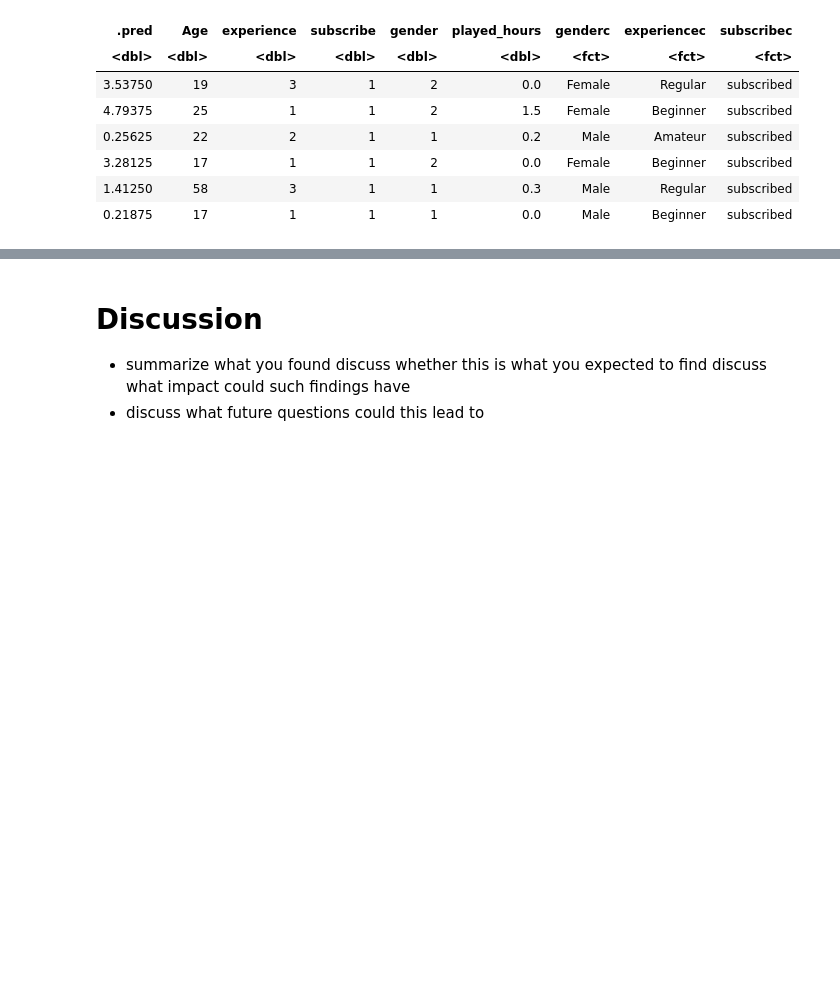
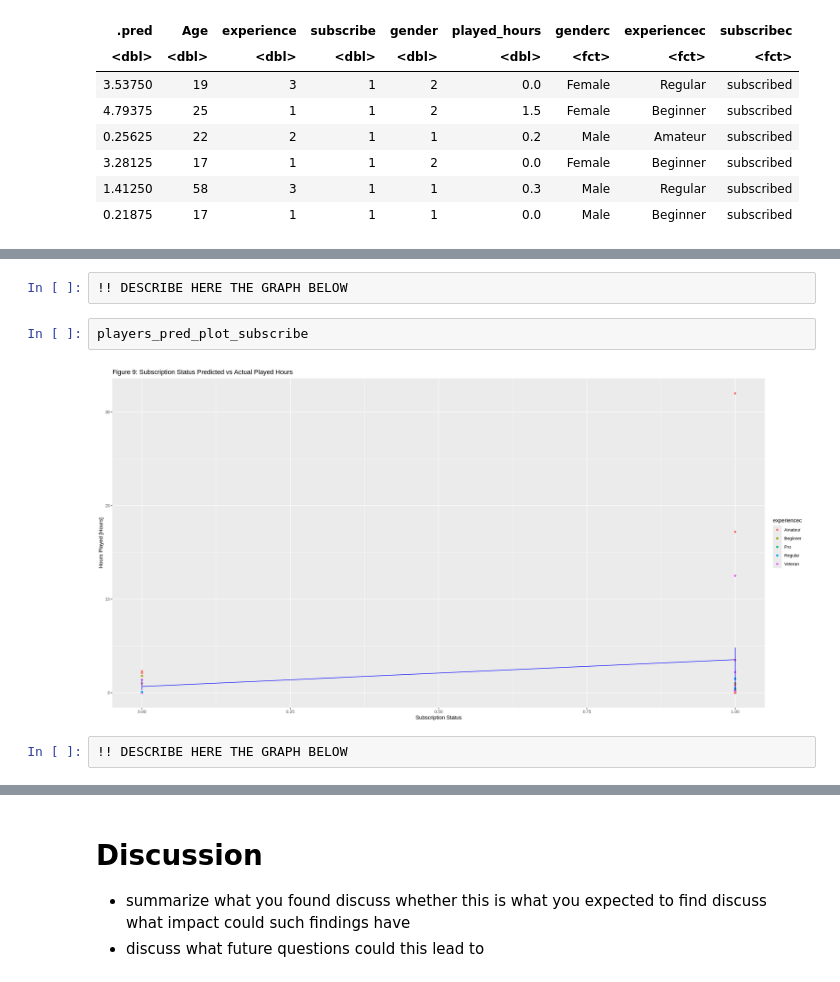
Before and after one commit to ctrl-tiramisu/dsci100-group-008, a Jupyter notebook: group 8 report-Copy1.ipynb, the cells around one changed output, grey strips where cells are left out. Saved outputs shown, nothing was run; the diff lists cells and outputs as text; blank space fills up the shorter version.

```diff
--- a/group 8 report-Copy1.ipynb
+++ b/group 8 report-Copy1.ipynb
@@ -566,0 +594,8 @@ The Predicted vs Actual Played Hours plot reveals that the k-NN regression model
+# %%
+!! DESCRIBE HERE THE GRAPH BELOW
+# %%
+players_pred_plot_subscribe
+# %% [output]
+[figure, added]
+# %%
+!! DESCRIBE HERE THE GRAPH BELOW
```
Also changed, not shown: parts of 22 cells of this notebook.
